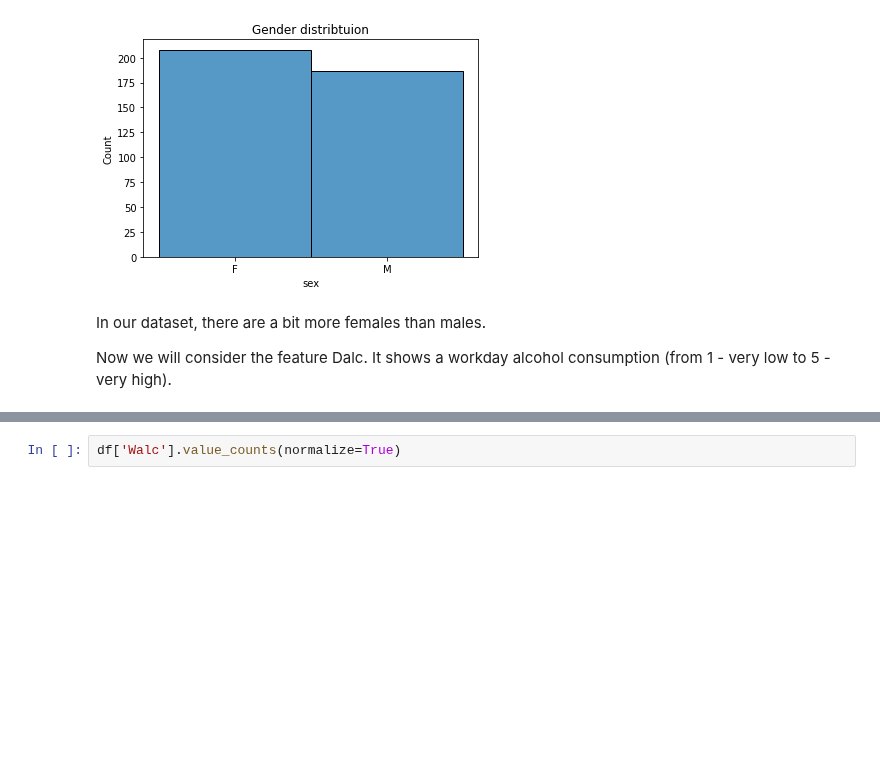
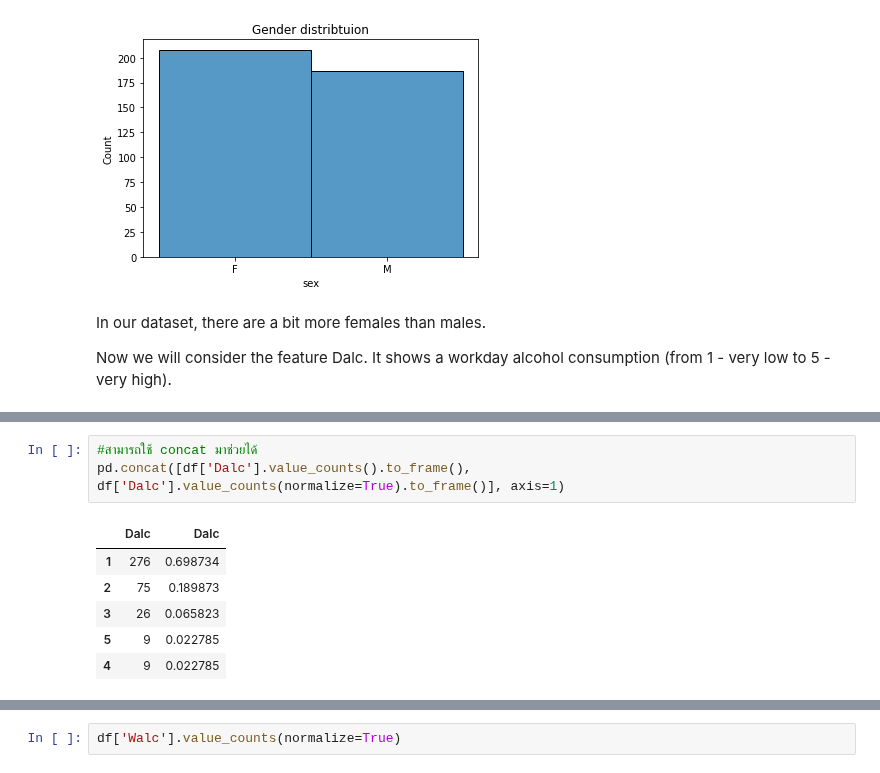
Before and after one commit to Toeysamm/2-64-NIDA-DADS5001, a Jupyter notebook: 04_Apply/Students_Alcohol_Consumption/Detailed_EDA.ipynb, the cells around one changed output, grey strips where cells are left out. Saved outputs shown, nothing was run; the diff lists cells and outputs as text; blank space fills up the shorter version.

```diff
--- a/04_Apply/Students_Alcohol_Consumption/Detailed_EDA.ipynb
+++ b/04_Apply/Students_Alcohol_Consumption/Detailed_EDA.ipynb
@@ -167,0 +202,10 @@ plt.show()
+# %%
+#สามารถใช้ concat มาช่วยได้
+pd.concat([df['Dalc'].value_counts().to_frame(), df['Dalc'].value_counts(normalize=True).to_frame()], axis=1)
+# %% [output]
+|  | Dalc | Dalc |
+| 1 | 276 | 0.698734 |
+| 2 | 75 | 0.189873 |
+| 3 | 26 | 0.065823 |
+| 5 | 9 | 0.022785 |
+| 4 | 9 | 0.022785 |
```
Also changed, not shown: parts of 14 cells of this notebook.
